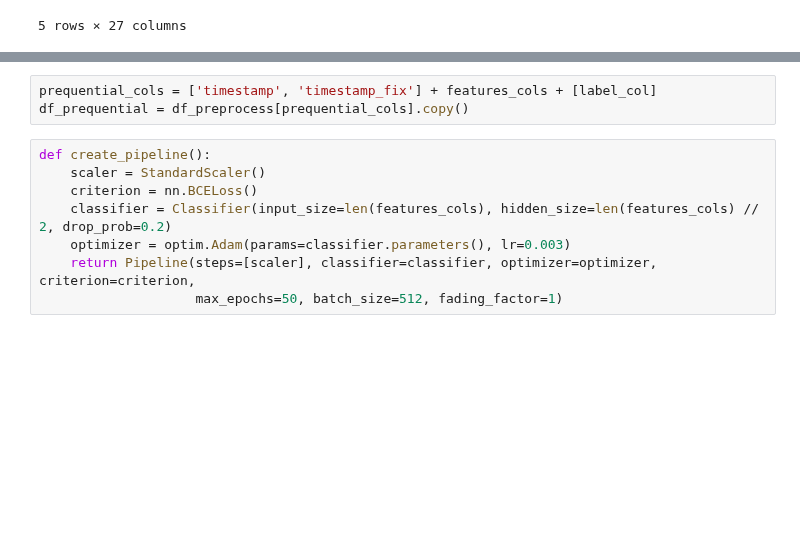
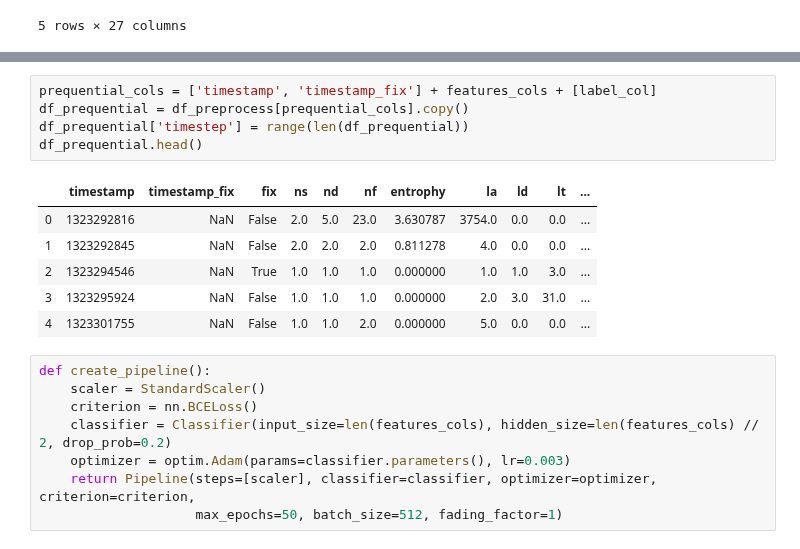
Before and after one commit to dinaldoap/jit-sdp-nn, a Jupyter notebook: notebook/mlp.ipynb, the cells around one changed output, grey strips where cells are left out. Cells and saved outputs as stored; diff of their text form; blank space fills up the shorter version.

```diff
--- a/notebook/mlp.ipynb
+++ b/notebook/mlp.ipynb
@@ -72,6 +75,15 @@ df_preprocess.head()
 # %%
 prequential_cols = ['timestamp', 'timestamp_fix'] + features_cols + [label_col]
 df_prequential = df_preprocess[prequential_cols].copy()
+df_prequential['timestep'] = range(len(df_prequential))
+df_prequential.head()
+# %% [output]
+|  | timestamp | timestamp_fix | fix | ns | nd | nf | entrophy | la | ld | lt | ... |
+| 0 | 1323292816 | NaN | False | 2.0 | 5.0 | 23.0 | 3.630787 | 3754.0 | 0.0 | 0.0 | ... |
+| 1 | 1323292845 | NaN | False | 2.0 | 2.0 | 2.0 | 0.811278 | 4.0 | 0.0 | 0.0 | ... |
+| 2 | 1323294546 | NaN | True | 1.0 | 1.0 | 1.0 | 0.000000 | 1.0 | 1.0 | 3.0 | ... |
+| 3 | 1323295924 | NaN | False | 1.0 | 1.0 | 1.0 | 0.000000 | 2.0 | 3.0 | 31.0 | ... |
+| 4 | 1323301755 | NaN | False | 1.0 | 1.0 | 2.0 | 0.000000 | 5.0 | 0.0 | 0.0 | ... |
 # %%
 def create_pipeline():
     scaler = StandardScaler()
```
Also changed, not shown: parts of 4 cells of this notebook.
